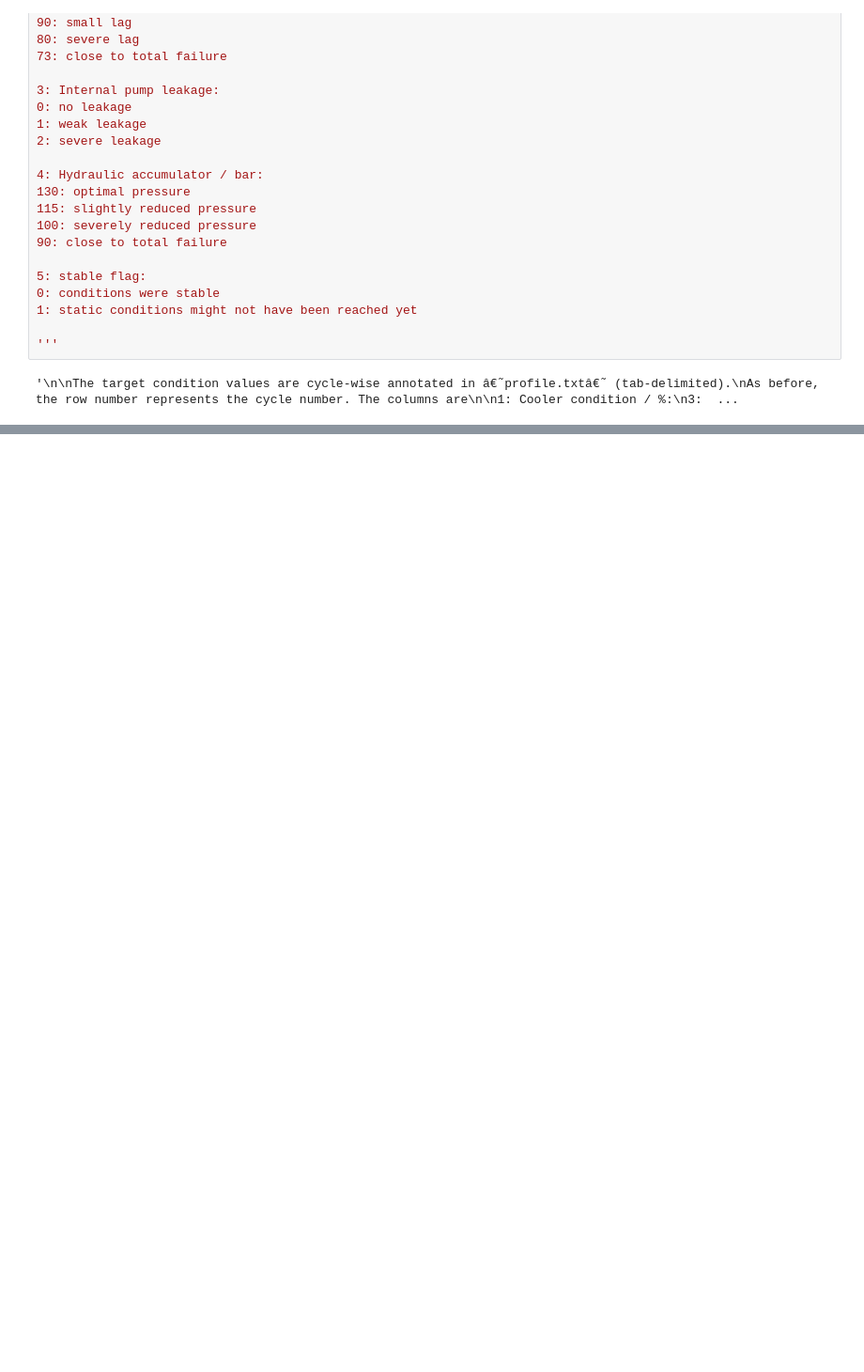
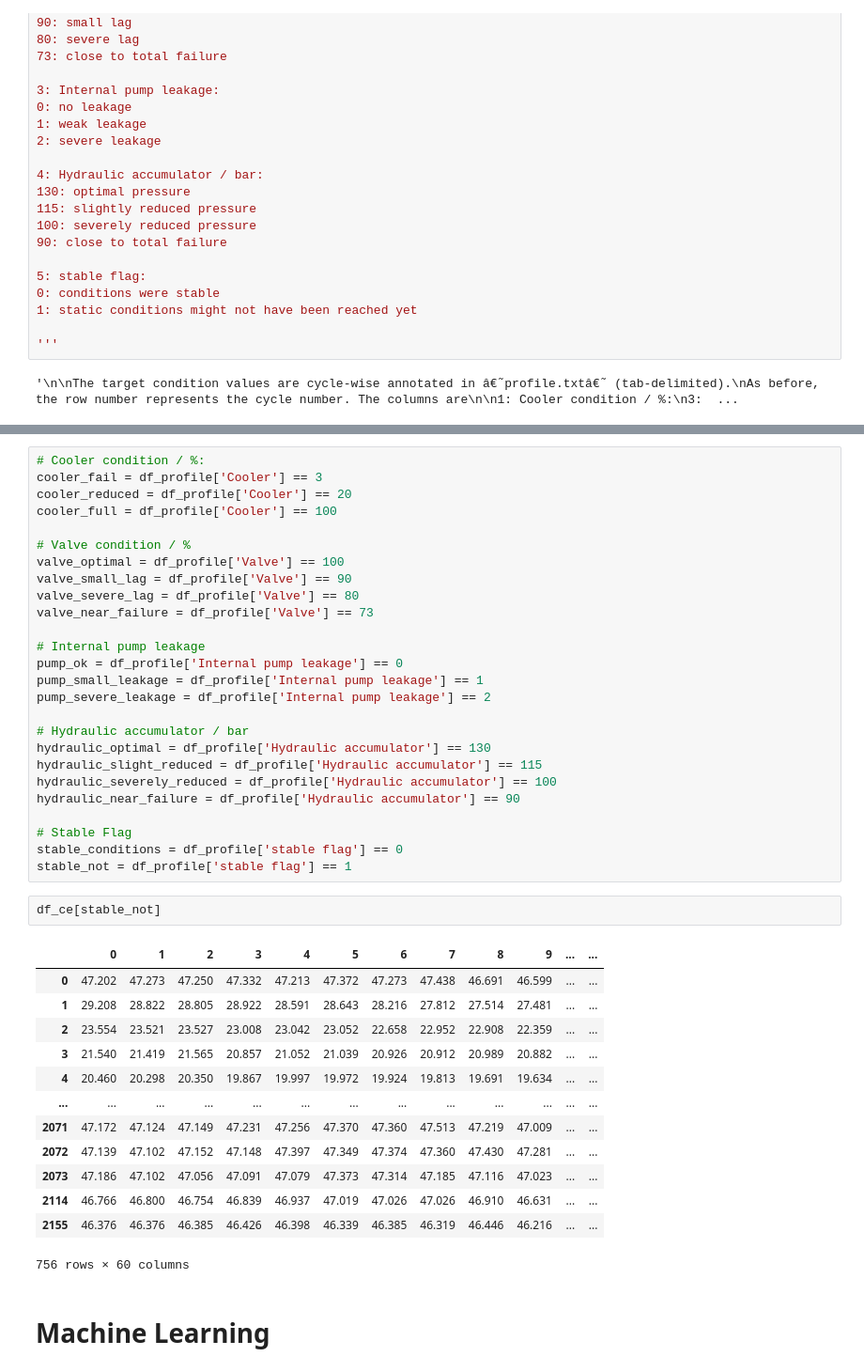
Before and after one commit to fahadijaz/Condition-monitoring-of-hydraulic-systems, a Jupyter notebook: Condition monitoring Data.ipynb, the cells around one changed output, grey strips where cells are left out. Shown at 94% size. Drawn from its saved outputs; the diff is of its cells as text; blank space fills up the shorter version.

```diff
--- a/Condition monitoring Data.ipynb
+++ b/Condition monitoring Data.ipynb
@@ -144,0 +204,44 @@ As before, the row number represents the cycle number. The columns are
+# %%
+# Cooler condition / %:
+cooler_fail = df_profile['Cooler'] == 3
+cooler_reduced = df_profile['Cooler'] == 20
+cooler_full = df_profile['Cooler'] == 100
+
+# Valve condition / %
+valve_optimal = df_profile['Valve'] == 100
+valve_small_lag = df_profile['Valve'] == 90
+valve_severe_lag = df_profile['Valve'] == 80
+valve_near_failure = df_profile['Valve'] == 73
+
+# Internal pump leakage
+pump_ok = df_profile['Internal pump leakage'] == 0
+pump_small_leakage = df_profile['Internal pump leakage'] == 1
+pump_severe_leakage = df_profile['Internal pump leakage'] == 2
+
+# Hydraulic accumulator / bar
+hydraulic_optimal = df_profile['Hydraulic accumulator'] == 130
+hydraulic_slight_reduced = df_profile['Hydraulic accumulator'] == 115
+hydraulic_severely_reduced = df_profile['Hydraulic accumulator'] == 100
+hydraulic_near_failure = df_profile['Hydraulic accumulator'] == 90
+
+# Stable Flag
+stable_conditions = df_profile['stable flag'] == 0
+stable_not = df_profile['stable flag'] == 1
+# %%
+df_ce[stable_not]
+# %% [output]
+|  | 0 | 1 | 2 | 3 | 4 | 5 | 6 | 7 | 8 | 9 | ... | ... |
+| 0 | 47.202 | 47.273 | 47.250 | 47.332 | 47.213 | 47.372 | 47.273 | 47.438 | 46.691 | 46.599 | ... | ... |
+| 1 | 29.208 | 28.822 | 28.805 | 28.922 | 28.591 | 28.643 | 28.216 | 27.812 | 27.514 | 27.481 | ... | ... |
+| 2 | 23.554 | 23.521 | 23.527 | 23.008 | 23.042 | 23.052 | 22.658 | 22.952 | 22.908 | 22.359 | ... | ... |
+| 3 | 21.540 | 21.419 | 21.565 | 20.857 | 21.052 | 21.039 | 20.926 | 20.912 | 20.989 | 20.882 | ... | ... |
+| 4 | 20.460 | 20.298 | 20.350 | 19.867 | 19.997 | 19.972 | 19.924 | 19.813 | 19.691 | 19.634 | ... | ... |
+| ... | ... | ... | ... | ... | ... | ... | ... | ... | ... | ... | ... | ... |
+| 2071 | 47.172 | 47.124 | 47.149 | 47.231 | 47.256 | 47.370 | 47.360 | 47.513 | 47.219 | 47.009 | ... | ... |
+| 2072 | 47.139 | 47.102 | 47.152 | 47.148 | 47.397 | 47.349 | 47.374 | 47.360 | 47.430 | 47.281 | ... | ... |
+| 2073 | 47.186 | 47.102 | 47.056 | 47.091 | 47.079 | 47.373 | 47.314 | 47.185 | 47.116 | 47.023 | ... | ... |
+| 2114 | 46.766 | 46.800 | 46.754 | 46.839 | 46.937 | 47.019 | 47.026 | 47.026 | 46.910 | 46.631 | ... | ... |
+| 2155 | 46.376 | 46.376 | 46.385 | 46.426 | 46.398 | 46.339 | 46.385 | 46.319 | 46.446 | 46.216 | ... | ... |
+756 rows × 60 columns
+# %% [markdown]
+# Machine Learning
```
Also changed, not shown: parts of 7 cells of this notebook.
